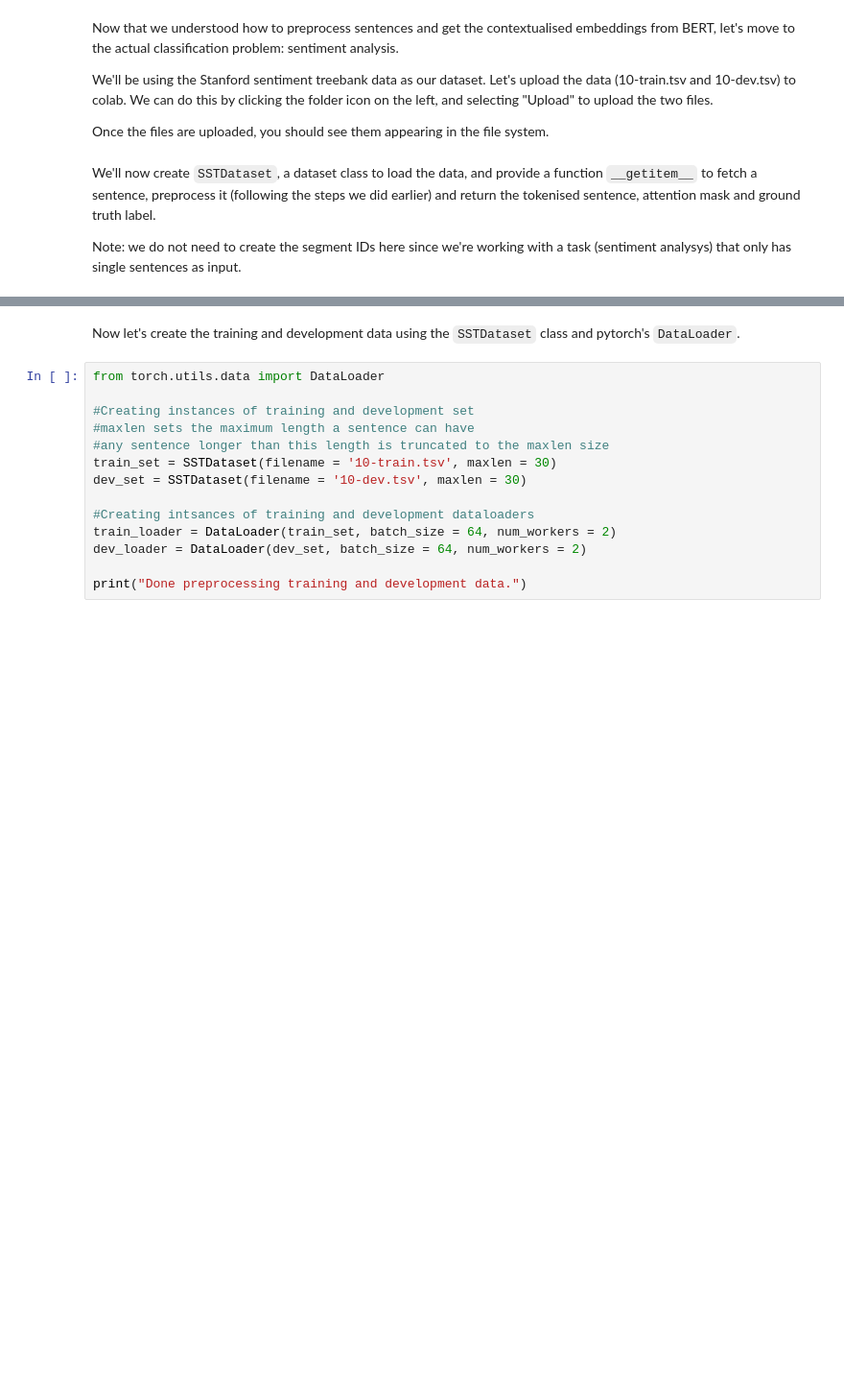
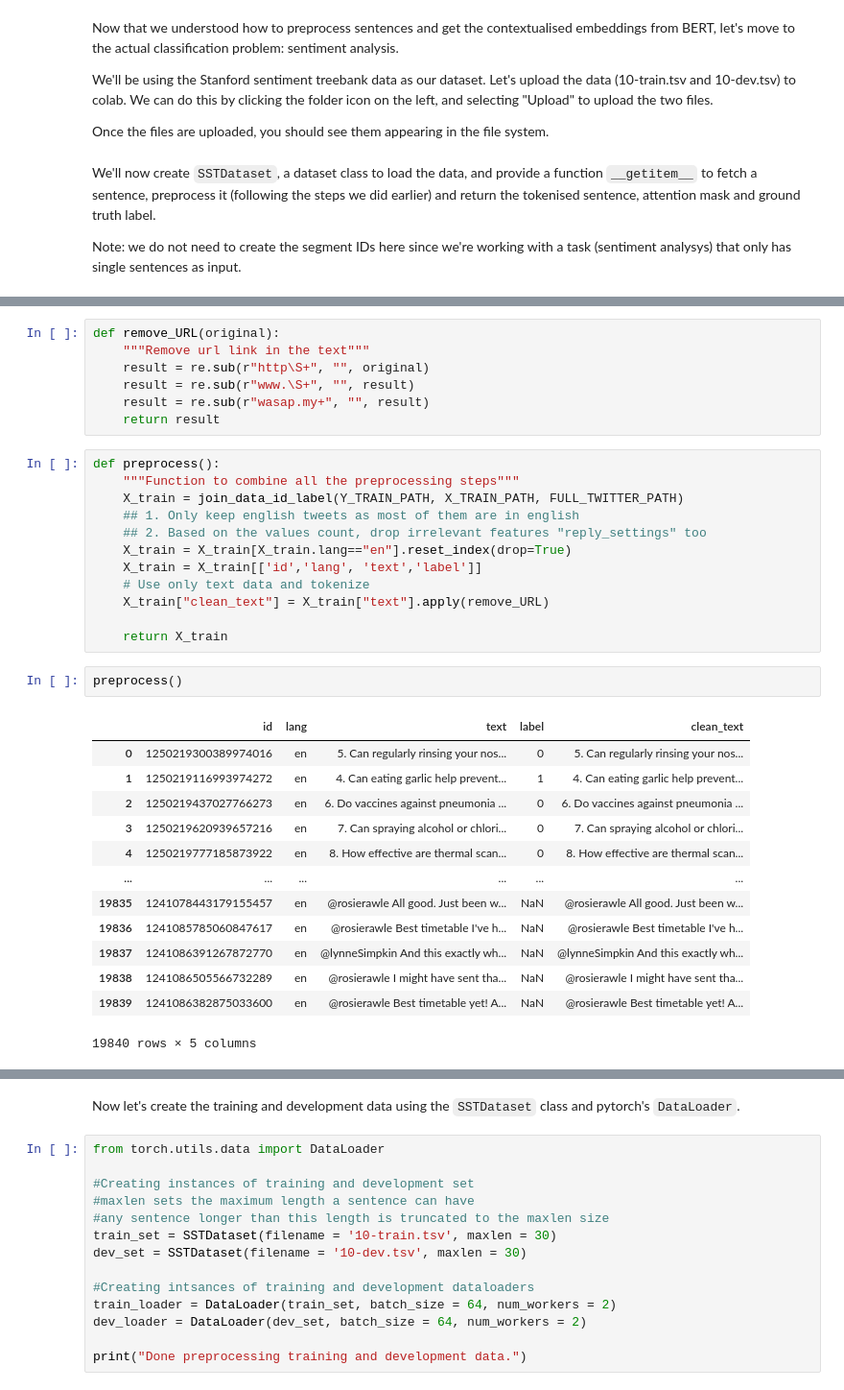
Before and after one commit to lich2000117/Fake-Tweets-Rumour-Detection, a Jupyter notebook: BERT Method from tutorial worksheet.ipynb, the cells around one changed output, grey strips where cells are left out. Shown at 96% size. Saved outputs shown, nothing was run; the diff lists cells and outputs as text; blank space fills up the shorter version.

Commit message:
Added Preprocessing
Added most of the preprocessing steps using Analysis code

```diff
--- a/BERT Method from tutorial worksheet.ipynb
+++ b/BERT Method from tutorial worksheet.ipynb
@@ -129,3 +185,38 @@ Note: we do not need to create the segment IDs here since we're working with a t
+# %%
+def remove_URL(original):
+    """Remove url link in the text"""
+    result = re.sub(r"http\S+", "", original)
+    result = re.sub(r"www.\S+", "", result)
+    result = re.sub(r"wasap.my+", "", result)
+    return result
+# %%
+def preprocess():
+    """Function to combine all the preprocessing steps"""
+    X_train = join_data_id_label(Y_TRAIN_PATH, X_TRAIN_PATH, FULL_TWITTER_PATH)
+    ## 1. Only keep english tweets as most of them are in english
+    ## 2. Based on the values count, drop irrelevant features "reply_settings" too
+    X_train = X_train[X_train.lang=="en"].reset_index(drop=True)
+    X_train = X_train[['id','lang', 'text','label']]
+    # Use only text data and tokenize
+    X_train["clean_text"] = X_train["text"].apply(remove_URL)
+
+    return X_train
+# %%
+preprocess()
+# %% [output]
+|  | id | lang | text | label | clean_text |
+| 0 | 1250219300389974016 | en | 5. Can regularly rinsing your nos... | 0 | 5. Can regularly rinsing your nos... |
+| 1 | 1250219116993974272 | en | 4. Can eating garlic help prevent... | 1 | 4. Can eating garlic help prevent... |
+| 2 | 1250219437027766273 | en | 6. Do vaccines against pneumonia ... | 0 | 6. Do vaccines against pneumonia ... |
+| 3 | 1250219620939657216 | en | 7. Can spraying alcohol or chlori... | 0 | 7. Can spraying alcohol or chlori... |
+| 4 | 1250219777185873922 | en | 8. How effective are thermal scan... | 0 | 8. How effective are thermal scan... |
+| ... | ... | ... | ... | ... | ... |
+| 19835 | 1241078443179155457 | en | @rosierawle All good. Just been w... | NaN | @rosierawle All good. Just been w... |
+| 19836 | 1241085785060847617 | en | @rosierawle Best timetable I've h... | NaN | @rosierawle Best timetable I've h... |
+| 19837 | 1241086391267872770 | en | @lynneSimpkin And this exactly wh... | NaN | @lynneSimpkin And this exactly wh... |
+| 19838 | 1241086505566732289 | en | @rosierawle I might have sent tha... | NaN | @rosierawle I might have sent tha... |
+| 19839 | 1241086382875033600 | en | @rosierawle Best timetable yet! A... | NaN | @rosierawle Best timetable yet! A... |
+19840 rows × 5 columns
 # %%
 import torch
 from torch.utils.data import Dataset
```
Also changed, not shown: parts of 2 cells of this notebook.
